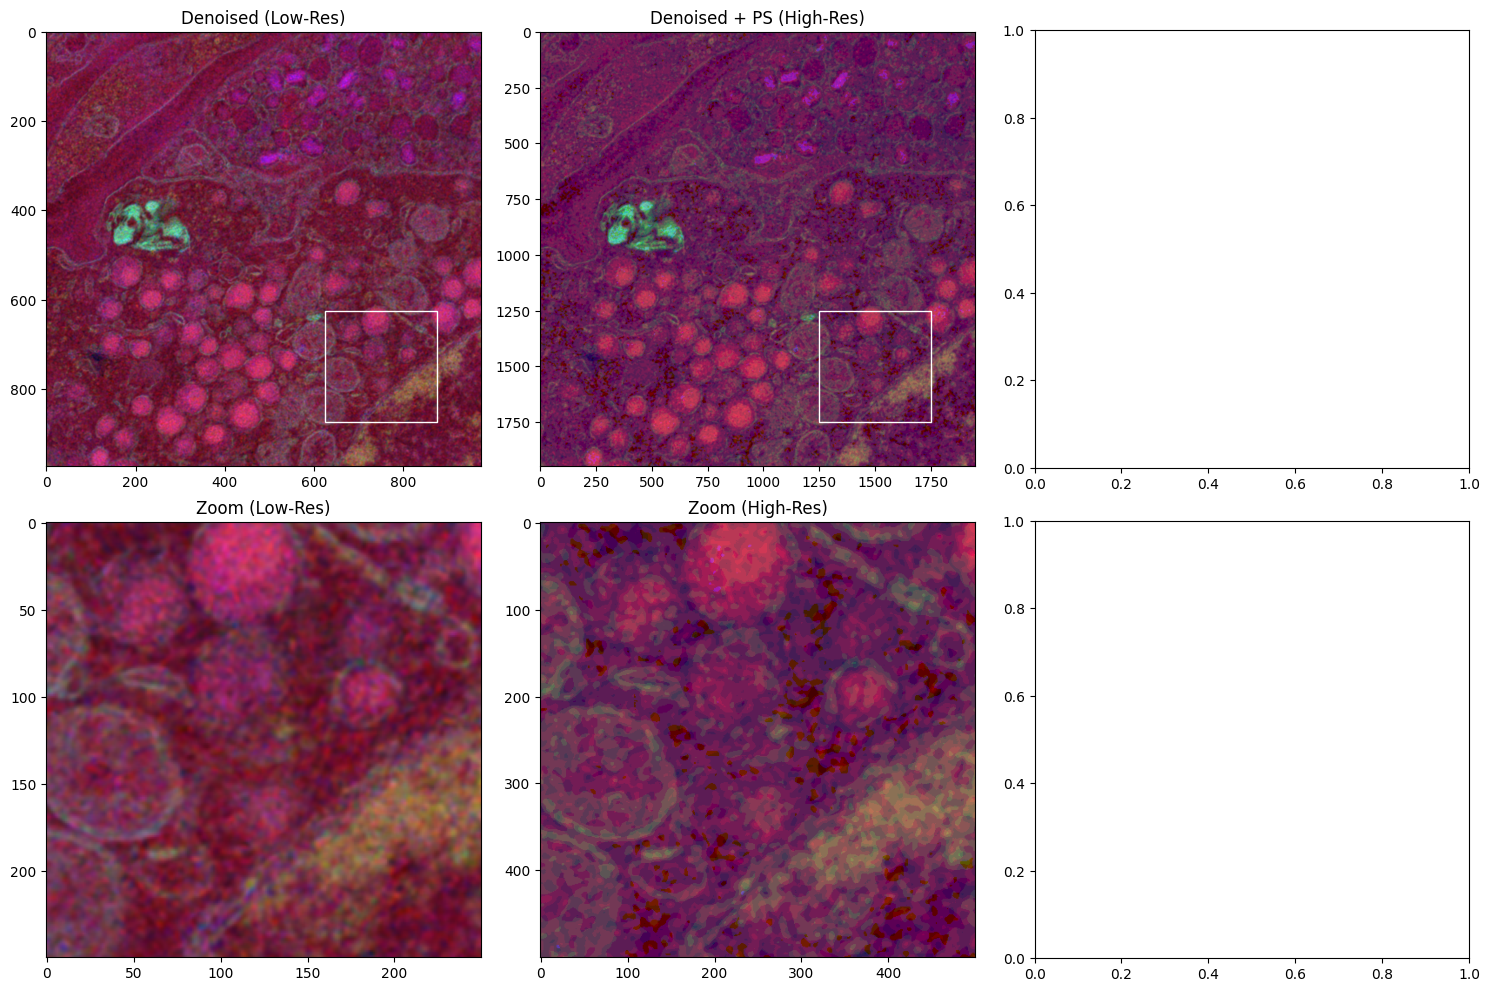
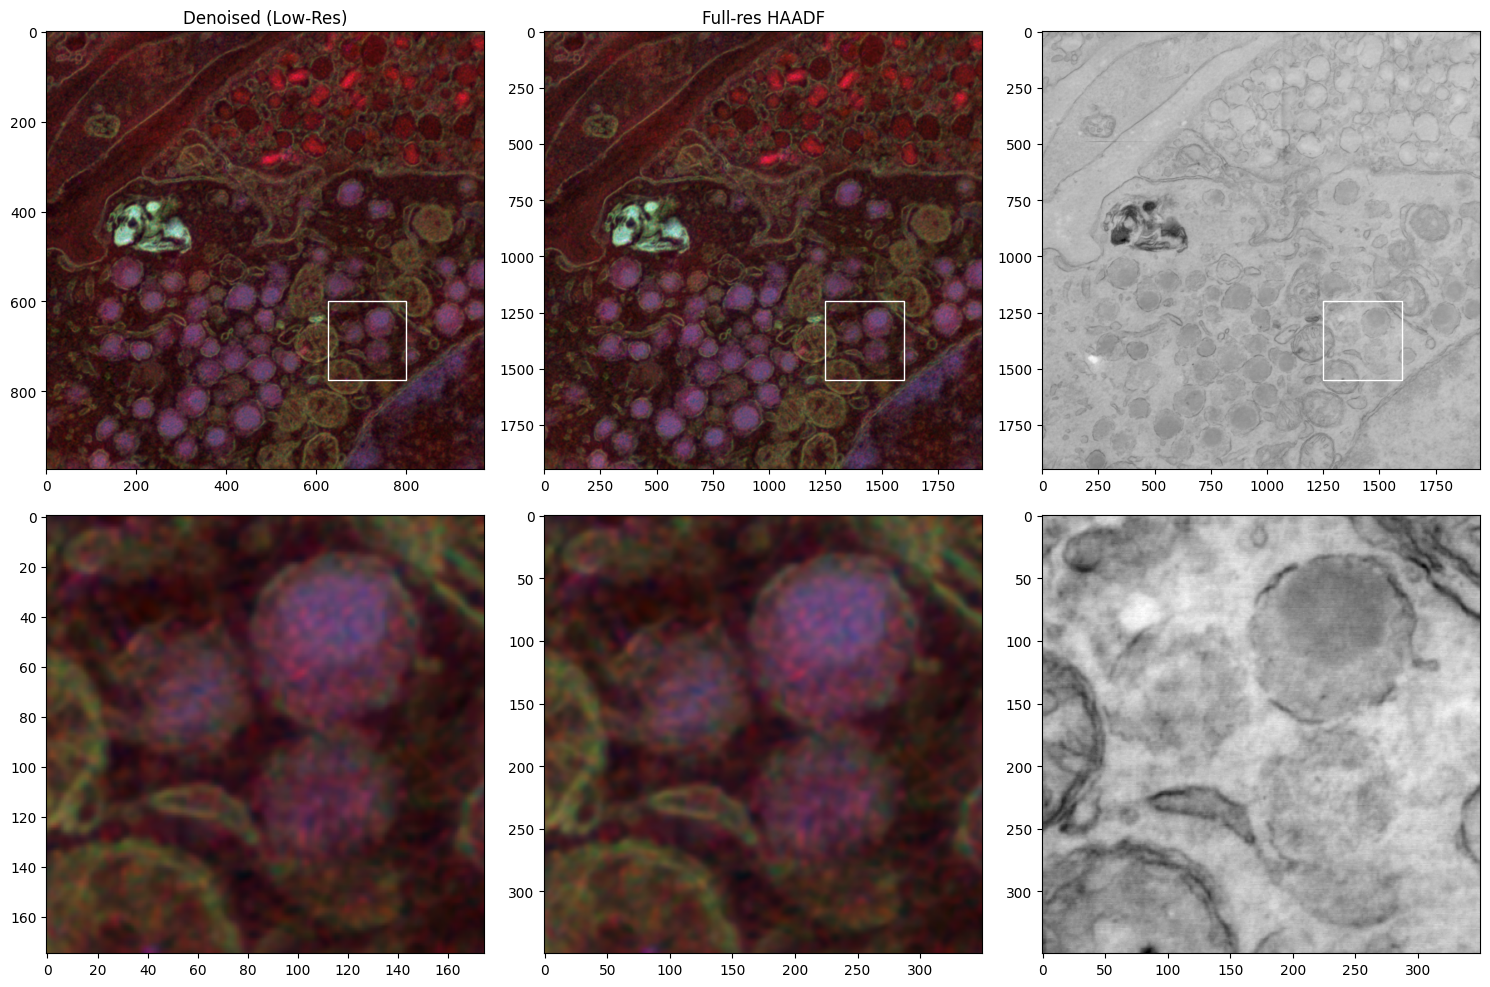
Code edit (unified diff) that turned the first committed figure into the second:
--- before
+++ after
@@ -4,26 +4,24 @@
 # Bands to display
 bands = [4, 25, 28]
-#bands = [28, 28, 28]
+bands = [28,24,12]
+#bands = [3,3,3]
 
-img_lr = tile_NGMeet.FalseColor(bands)   # low resolution
-img_hr = tile_brovey.FalseColor(bands)   # high resolution (e.g. 2x upsample)
+img_lr = tile_NGMeet.FalseColor(bands)  
+img_hr = tile_brovey.FalseColor(bands)   
 
-# --------------------------------------------------
-# DEFINE ZOOM ON HIGH-RES IMAGE
-# --------------------------------------------------
-zoom_hr = (slice(1250, 1750), slice(1250, 1750), slice(None))
+# zoom (hr)
+zoom_hr = (slice(1250, 1750), slice(1250, 1750))
+zoom_hr = (slice(1200, 1550), slice(1250, 1600))
 
-ys_hr, xs_hr, _ = zoom_hr
+ys_hr, xs_hr = zoom_hr
 y0_hr, y1_hr = ys_hr.start, ys_hr.stop
 x0_hr, x1_hr = xs_hr.start, xs_hr.stop
 
 
-# AUTOMATIC SCALE FACTOR
+# scale factor
 scale_y = img_hr.shape[0] / img_lr.shape[0]
 scale_x = img_hr.shape[1] / img_lr.shape[1]
 
-# --------------------------------------------------
-# COMPUTE MATCHING ZOOM FOR LOW-RES IMAGE
-# --------------------------------------------------
+# low-res zoom
 zoom_lr = (
     slice(int(y0_hr / scale_y), int(y1_hr / scale_y)),
@@ -36,7 +34,5 @@
 x0_lr, x1_lr = xs_lr.start, xs_lr.stop
 
-# --------------------------------------------------
-# PLOTTING
-# --------------------------------------------------
+# plot
 f, ax = plt.subplots(2, 3, figsize=(15, 10))
 
@@ -48,14 +44,18 @@
 ax[0][1].set_title('Denoised + PS (High-Res)')
 
+# haadf
+ax[0][2].imshow(haadf_fullres, cmap='gray_r')
+ax[0][1].set_title('Full-res HAADF')
+
 # --- Zoomed regions ---
 ax[1][0].imshow(img_lr[zoom_lr])
-ax[1][0].set_title('Zoom (Low-Res)')
+
 
 ax[1][1].imshow(img_hr[zoom_hr])
-ax[1][1].set_title('Zoom (High-Res)')
 
-# --------------------------------------------------
-# DRAW MATCHING RECTANGLES
-# --------------------------------------------------
+
+ax[1][2].imshow(haadf_fullres[zoom_hr],cmap='gray_r')
+
+
 
 # Rectangle on low-res
@@ -83,5 +83,20 @@
 )
 
-# Optional: clean look
+
+# Rectangle on haadf
+ax[0][2].add_patch(
+    patches.Rectangle(
+        (x0_hr, y0_hr),
+        x1_hr - x0_hr,
+        y1_hr - y0_hr,
+        linewidth=1,
+        edgecolor='white',
+        facecolor='none'
+    )
+)
+
+
+
+
 #for axx in ax.ravel():
 #    axx.axis('off')

Commit: correcting brovey function